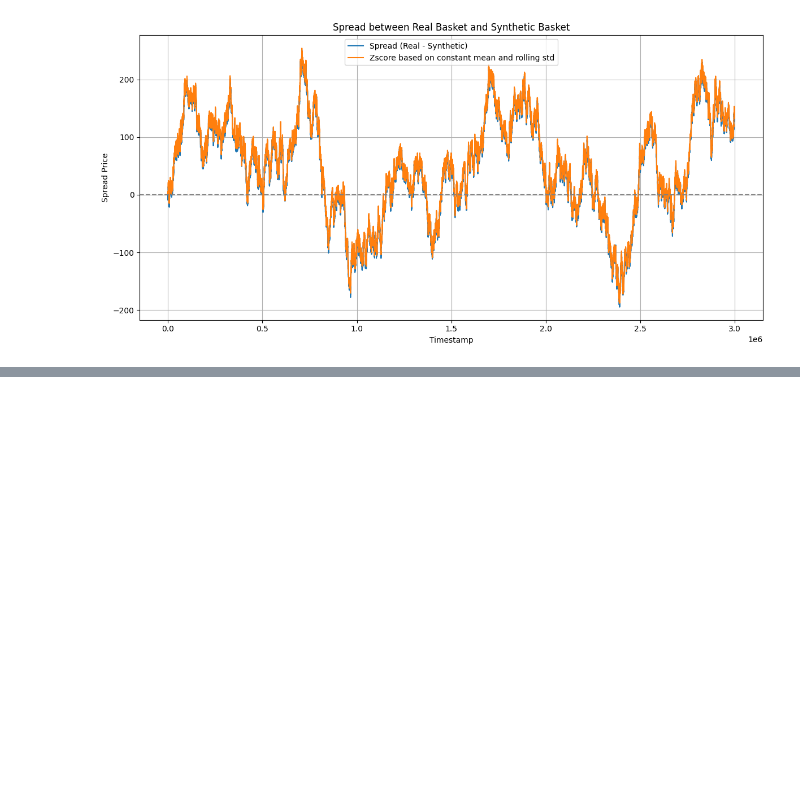
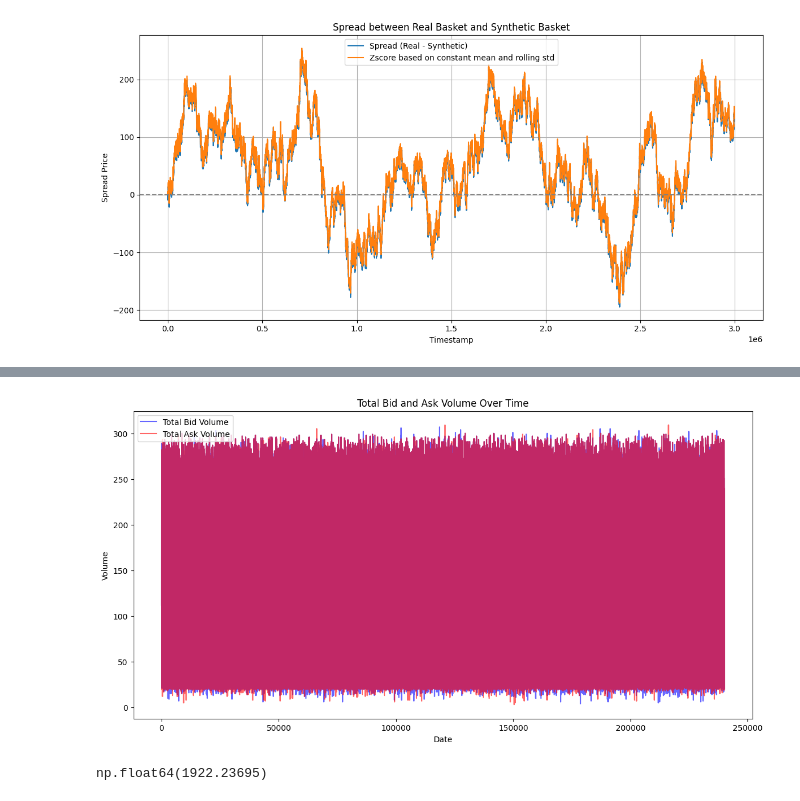
Before and after one commit to BrianEzi/imc_prosperity_3, a Jupyter notebook: round_2/data_analysis.ipynb, the cells around one changed output, grey strips where cells are left out. Drawn from its saved outputs; the diff is of its cells as text; code cells hidden in the pictures; blank space fills up the shorter version.

```diff
--- a/round_2/data_analysis.ipynb
+++ b/round_2/data_analysis.ipynb
@@ -142,0 +183,3 @@ plt.show()
+# %%
+prices_df = compute_spread(prices_df)
+analyze_product(prices_df, 'JAMS')
@@ -142,0 +195,24 @@ plt.show()
+# %%
+def analyze_order_volume(df):
+    # Calculate total bid and ask volumes
+    df['Total_Bid_Volume'] = df[['bid_volume_1', 'bid_volume_2', 'bid_volume_3']].sum(axis=1)
+    df['Total_Ask_Volume'] = df[['ask_volume_1', 'ask_volume_2', 'ask_volume_3']].sum(axis=1)
+
+    plt.figure(figsize=(14, 7))
+    plt.plot(df.index, df['Total_Bid_Volume'], label='Total Bid Volume', color='blue', alpha=0.6)
+    plt.plot(df.index, df['Total_Ask_Volume'], label='Total Ask Volume', color='red', alpha=0.6)
+    plt.title('Total Bid and Ask Volume Over Time')
+    plt.xlabel('Date')
+    plt.ylabel('Volume')
+    plt.legend()
+    plt.show()
+
+# Example usage
+analyze_order_volume(prices_df)
+# %% [output]
+[figure, added]
+# %%
+squid_df = prices_df[prices_df['product'] == 'SQUID_INK']
+squid_df.mid_price.mean()
+# %% [output]
+np.float64(1922.23695)
```
Also changed, not shown: parts of 6 cells of this notebook, 5 other files.
